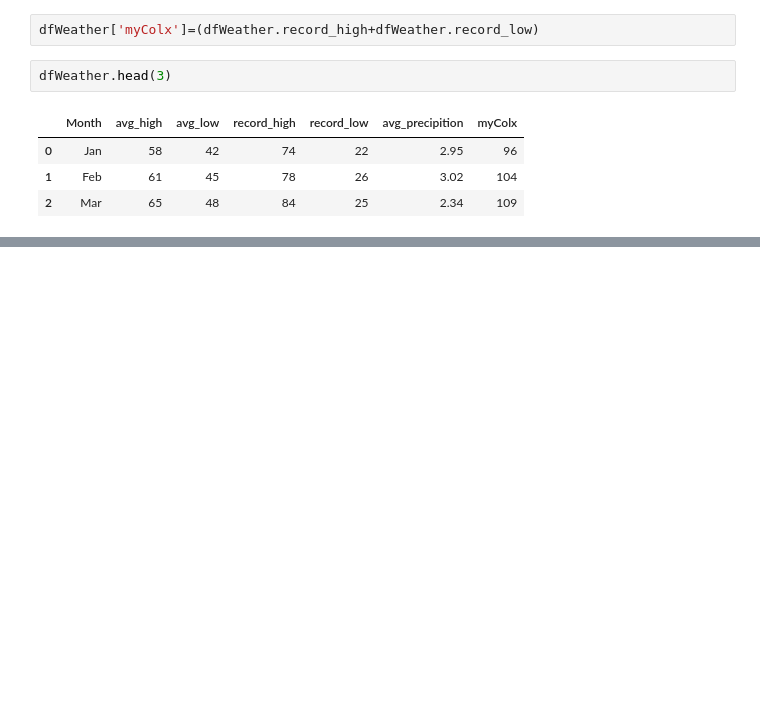
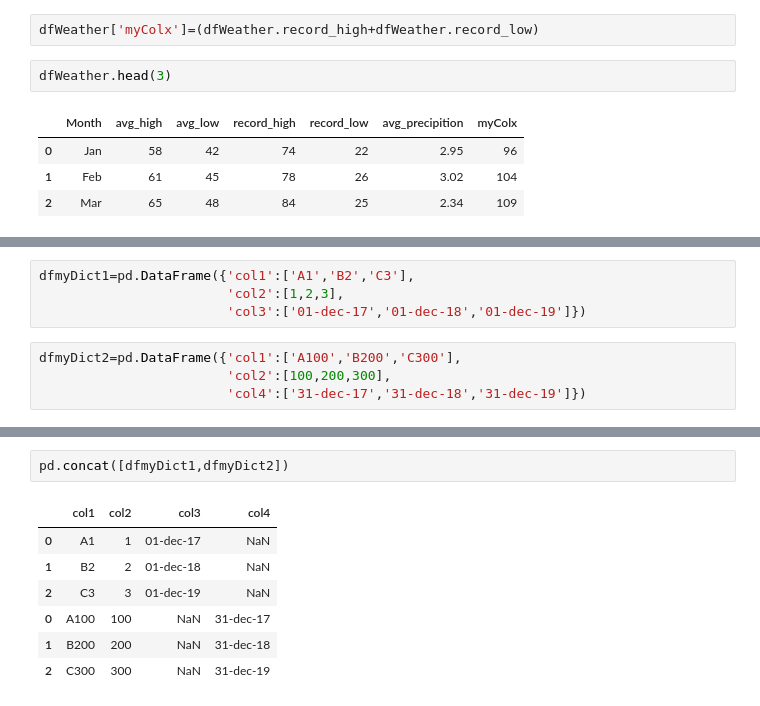
Before and after one commit to Janasya85/Datasciences, a Jupyter notebook: Pandas_Essentials_Jany.ipynb, the cells around one changed output, grey strips where cells are left out. Cells and saved outputs as stored; diff of their text form; blank space fills up the shorter version.

```diff
--- a/Pandas_Essentials_Jany.ipynb
+++ b/Pandas_Essentials_Jany.ipynb
@@ -1242,0 +1454,8 @@ dfWeather.head(3)
+# %%
+dfmyDict1=pd.DataFrame({'col1':['A1','B2','C3'],
+                        'col2':[1,2,3],
+                        'col3':['01-dec-17','01-dec-18','01-dec-19']})
+# %%
+dfmyDict2=pd.DataFrame({'col1':['A100','B200','C300'],
+                        'col2':[100,200,300],
+                        'col4':['31-dec-17','31-dec-18','31-dec-19']})
@@ -1242,0 +1476,10 @@ dfWeather.head(3)
+# %%
+pd.concat([dfmyDict1,dfmyDict2])
+# %% [output]
+|  | col1 | col2 | col3 | col4 |
+| 0 | A1 | 1 | 01-dec-17 | NaN |
+| 1 | B2 | 2 | 01-dec-18 | NaN |
+| 2 | C3 | 3 | 01-dec-19 | NaN |
+| 0 | A100 | 100 | NaN | 31-dec-17 |
+| 1 | B200 | 200 | NaN | 31-dec-18 |
+| 2 | C300 | 300 | NaN | 31-dec-19 |
```
Also changed, not shown: parts of 74 cells of this notebook.
